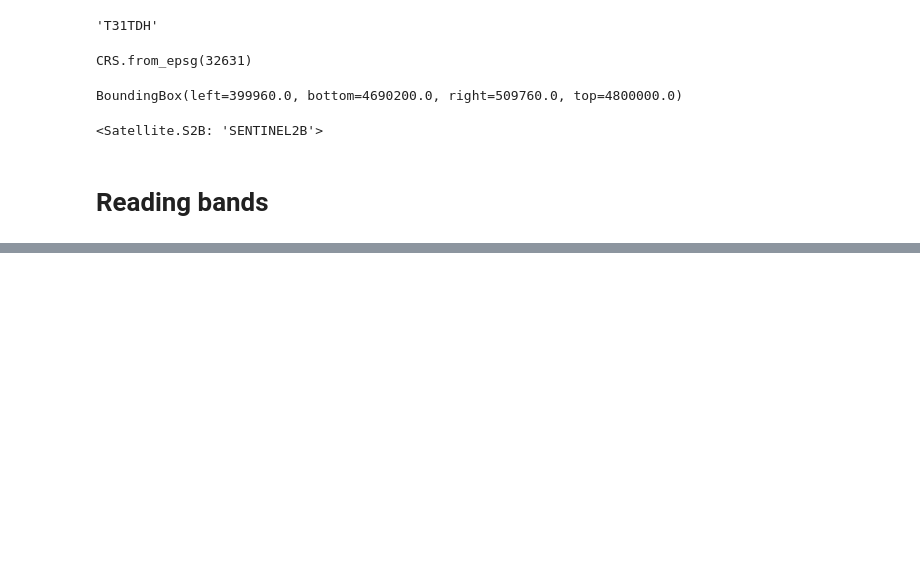
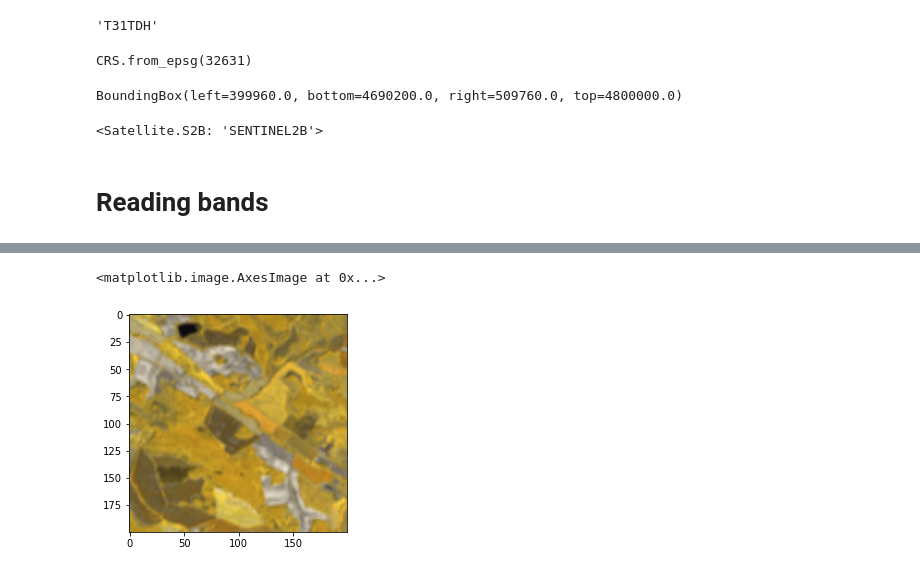
Before and after one commit to CNES/sensorsio, a Jupyter notebook: notebooks/sentinel2.ipynb, the cells around one changed output, grey strips where cells are left out. Saved outputs shown, nothing was run; the diff lists cells and outputs as text; code cells hidden in the pictures; blank space fills up the shorter version.

```diff
--- a/notebooks/sentinel2.ipynb
+++ b/notebooks/sentinel2.ipynb
@@ -58,0 +125,13 @@ pyplot.imshow(arr_rgb)
+# %%
+arr = dataset.read_bands(sentinel2.Sentinel2.GROUP_10M+sentinel2.Sentinel2.GROUP_20M,
+                         resolution=10,
+                         region=(1000,1000,1200,1200),
+                         algorithm=rio.enums.Resampling.cubic)
+# %%
+arr_rgb, _, _ = utils.rgb_render(arr, bands=[6,5,4],
+                                 dmin=np.array([0.,0., 0.]),
+                                 dmax=np.array([0.5,0.5,0.5]))
+pyplot.imshow(arr_rgb)
+# %% [output]
+<matplotlib.image.AxesImage at 0x...>
+[figure, added]
```
Also changed, not shown: parts of 18 cells of this notebook, 2 other files.
